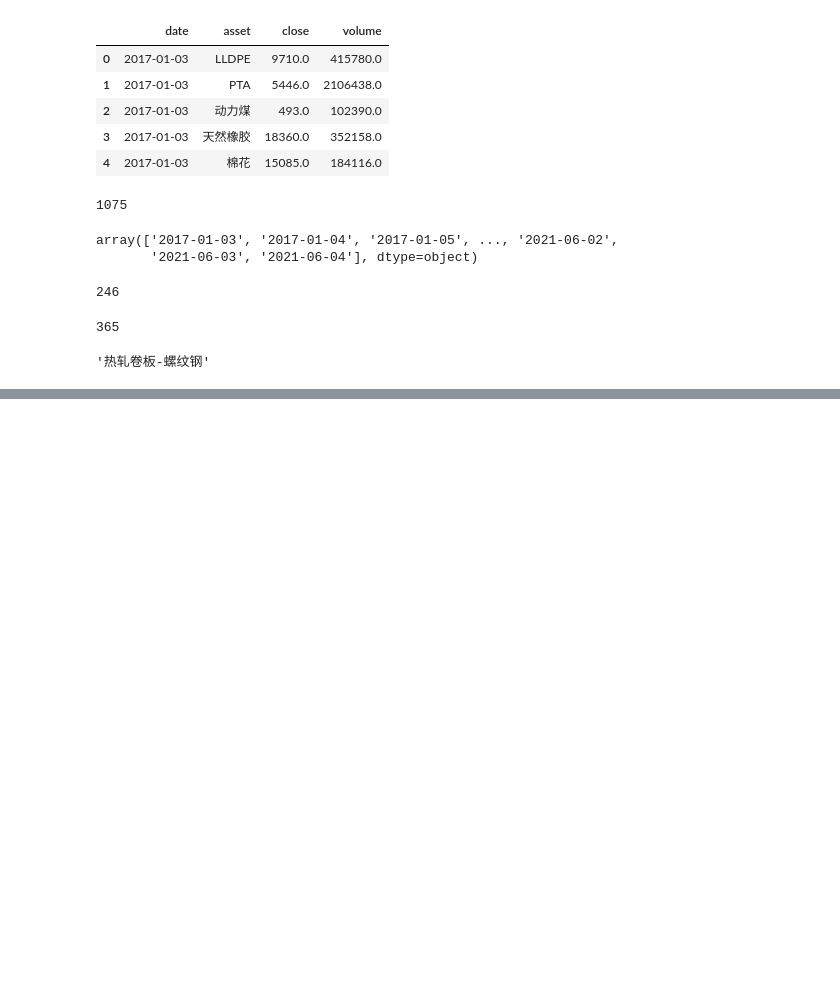
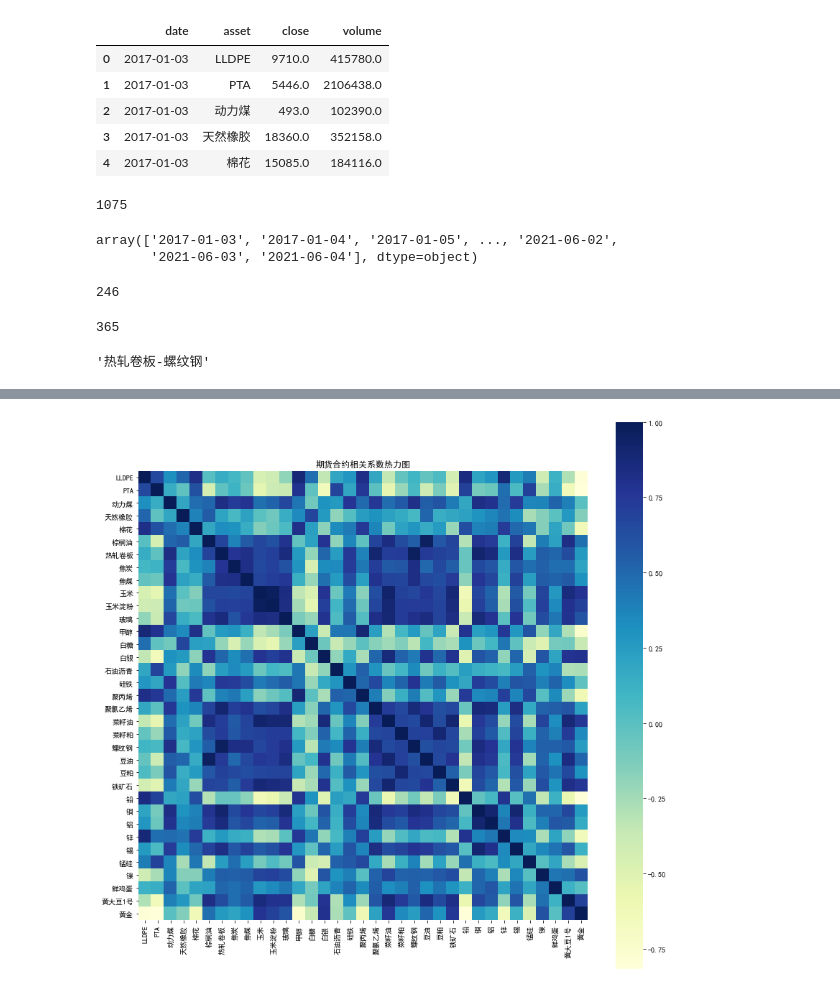
Before and after one commit to chzheng2000/pairsTrading, a Jupyter notebook: findPairs.ipynb, the cells around one changed output, grey strips where cells are left out. Saved outputs shown, nothing was run; the diff lists cells and outputs as text; code cells hidden in the pictures; blank space fills up the shorter version.

```diff
--- a/findPairs.ipynb
+++ b/findPairs.ipynb
@@ -183,0 +134,9 @@ SSDs
+# %%
+fig, ax = plt.subplots(figsize=(14, 14))
+# 获取所有价格列表
+temp = pd.DataFrame(dict(map(lambda d:(d[0], d[1].values),returns.items())))
+sns.heatmap(temp.corr(), ax=ax, square=True, annot=False, yticklabels=True, cmap="YlGnBu")
+ax.set_title("期货合约相关系数热力图")
+plt.show()
+# %% [output]
+[figure, added]
```
Also changed, not shown: parts of 15 cells of this notebook, 2 other files.
